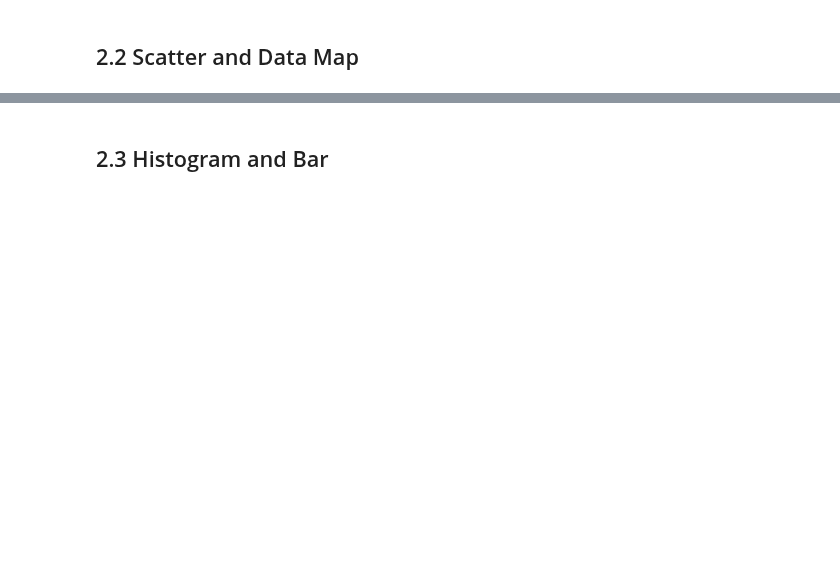
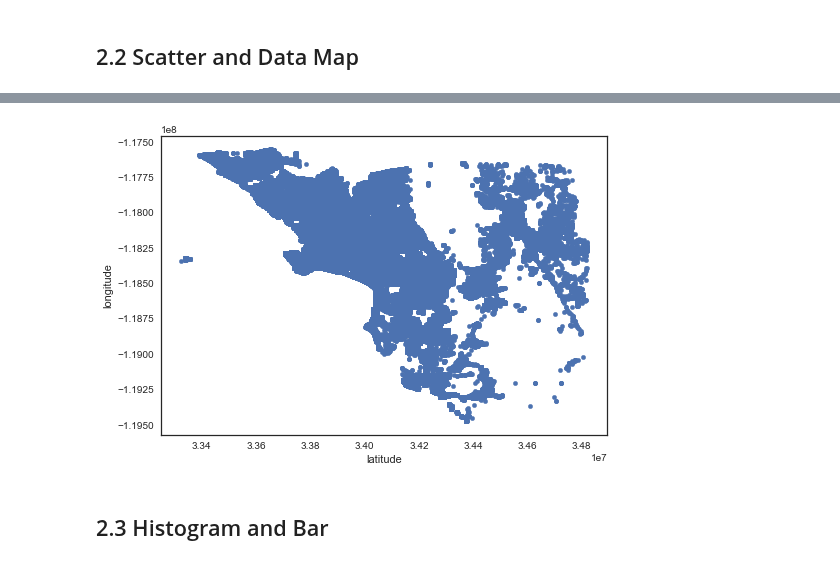
Before and after one commit to caitaozhan/CSE519-Homework-Project, a Jupyter notebook: src/homework_2.ipynb, the cells around one changed output, grey strips where cells are left out. Drawn from its saved outputs; the diff is of its cells as text; code cells hidden in the pictures; blank space fills up the shorter version.

```diff
--- a/src/homework_2.ipynb
+++ b/src/homework_2.ipynb
@@ -125,2 +201,13 @@ Note that seven pairs of features have a "perfect" correlation of value 1.0. I l
+# %%
+X = 'latitude'
+Y = 'longitude'
+
+df = house_df.loc[:,[X, Y]]
+df.dropna(how='any', inplace=True)
+df.plot(x=X, y=Y, kind='scatter')
+
+plt.show()
+# %% [output]
+[figure, added]
 # %% [markdown]
 ## 2.3 Histogram and Bar
```
Also changed, not shown: parts of 15 cells of this notebook, 3 other files.
